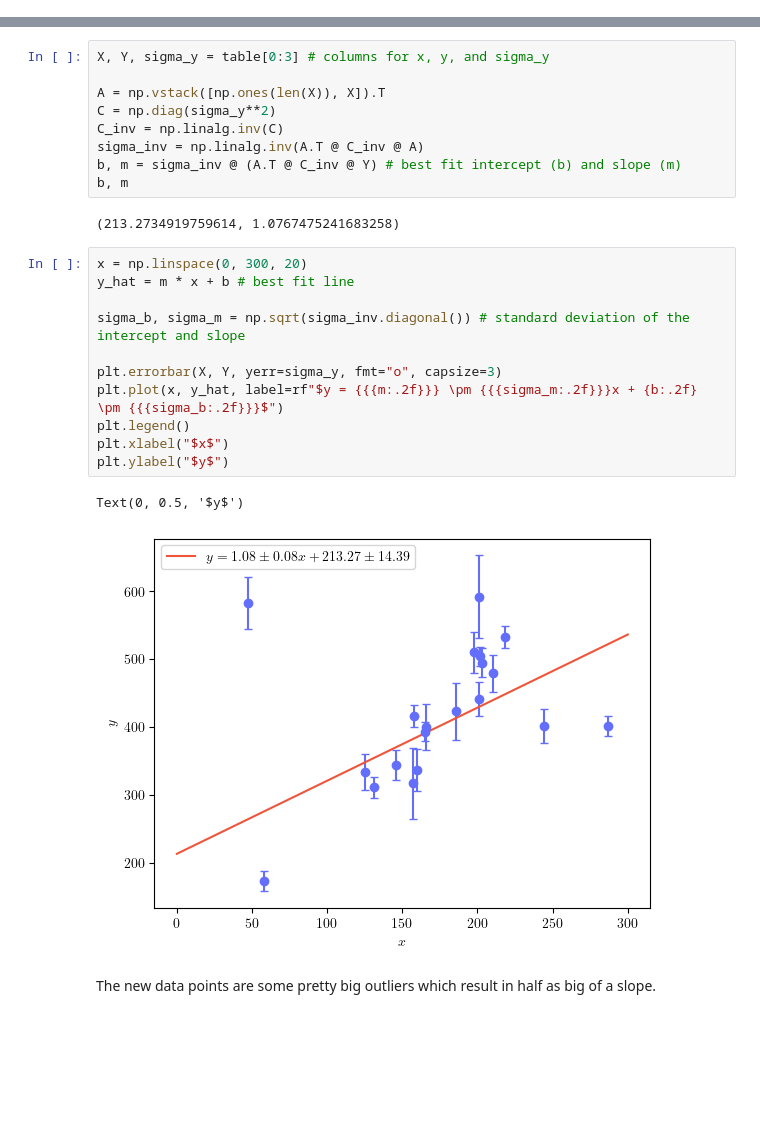
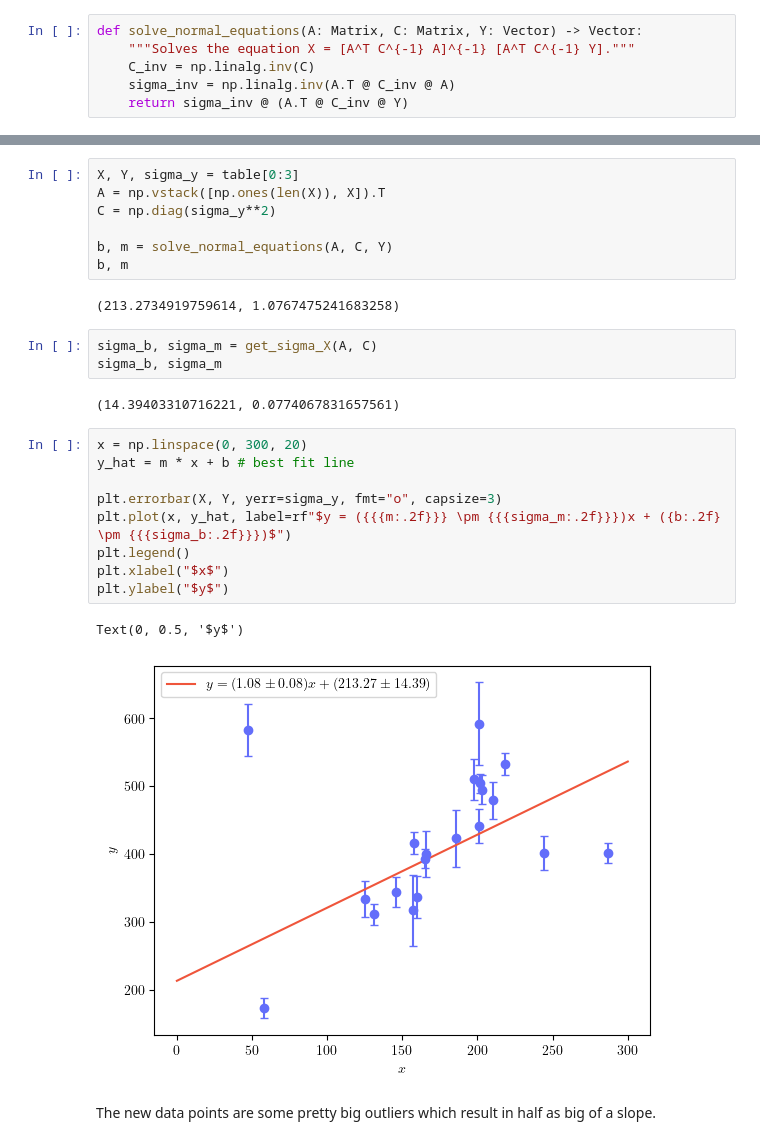
Before and after one commit to MetinSa/AST9051SP, a Jupyter notebook: exercises.ipynb, the cells around one changed output, grey strips where cells are left out. Cells and saved outputs as stored; diff of their text form; blank space fills up the shorter version.

```diff
--- a/exercises.ipynb
+++ b/exercises.ipynb
@@ -60,4 +62,10 @@ We can then solve the normal equations:
     \end{bmatrix}
      = \boldsymbol{X} = \left[ \boldsymbol{A}^{\mathrm{T}}  \boldsymbol{C}^{\mathrm{-1}} \boldsymbol{A} \right]^{-1} \left[ \boldsymbol{A}^{\mathrm{T}}  \boldsymbol{C}^{\mathrm{-1}} \boldsymbol{Y} \right]
 \end{align*}
+# %%
+def solve_normal_equations(A: Matrix, C: Matrix, Y: Vector) -> Vector:
+    """Solves the equation X = [A^T C^{-1} A]^{-1} [A^T C^{-1} Y]."""
+    C_inv = np.linalg.inv(C)
+    sigma_inv = np.linalg.inv(A.T @ C_inv @ A)
+    return sigma_inv @ (A.T @ C_inv @ Y)
 # %%
@@ -90,30 +105,31 @@ Text(0, 0.5, '$y$')
 
 We repeat the above calculating but for all the data points in the original table
 # %%
-X, Y, sigma_y = table[0:3] # columns for x, y, and sigma_y
-
+X, Y, sigma_y = table[0:3]
 A = np.vstack([np.ones(len(X)), X]).T
 C = np.diag(sigma_y**2)
-C_inv = np.linalg.inv(C)
-sigma_inv = np.linalg.inv(A.T @ C_inv @ A)
-b, m = sigma_inv @ (A.T @ C_inv @ Y) # best fit intercept (b) and slope (m)
+
+b, m = solve_normal_equations(A, C, Y)
 b, m
 # %% [output]
 (213.2734919759614, 1.0767475241683258)
+# %%
+sigma_b, sigma_m = get_sigma_X(A, C)
+sigma_b, sigma_m
+# %% [output]
+(14.39403310716221, 0.0774067831657561)
 # %%
 x = np.linspace(0, 300, 20)
 y_hat = m * x + b # best fit line
 
-sigma_b, sigma_m = np.sqrt(sigma_inv.diagonal()) # standard deviation of the intercept and slope
-
 plt.errorbar(X, Y, yerr=sigma_y, fmt="o", capsize=3)
-plt.plot(x, y_hat, label=rf"$y = {{{m:.2f}}} \pm {{{sigma_m:.2f}}}x + {b:.2f} \pm {{{sigma_b:.2f}}}$")
+plt.plot(x, y_hat, label=rf"$y = ({{{m:.2f}}} \pm {{{sigma_m:.2f}}})x + ({b:.2f} \pm {{{sigma_b:.2f}}})$")
 plt.legend()
 plt.xlabel("$x$")
 plt.ylabel("$y$")
 # %% [output]
 Text(0, 0.5, '$y$')
-[figure, old version]
+[figure, new version]
 # %% [markdown]
 The new data points are some pretty big outliers which result in half as big of a slope.
 # %% [markdown]
```
Also changed, not shown: parts of 14 cells of this notebook.
